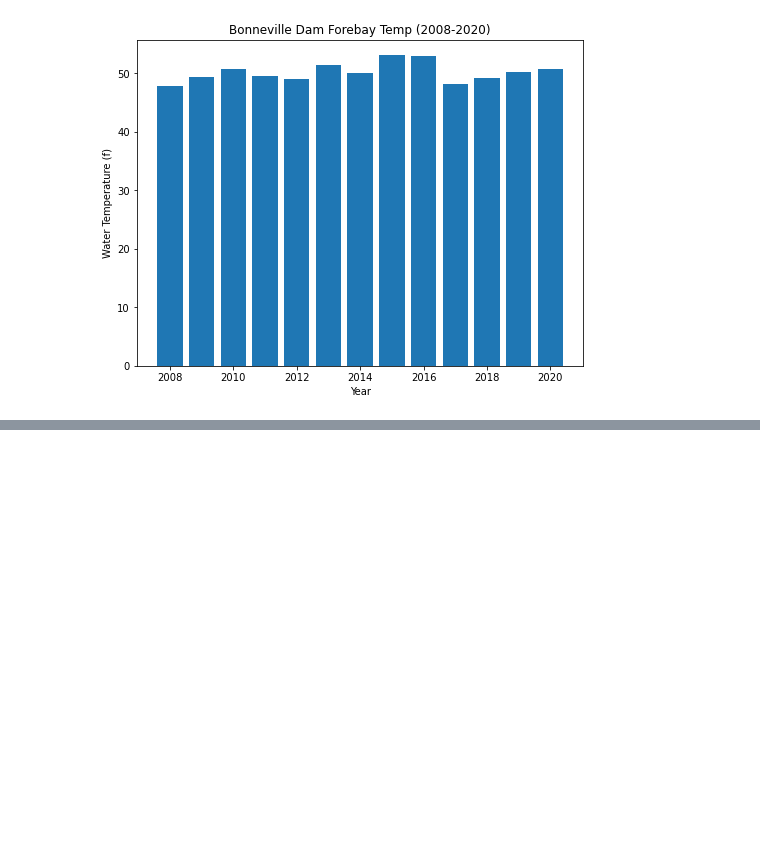
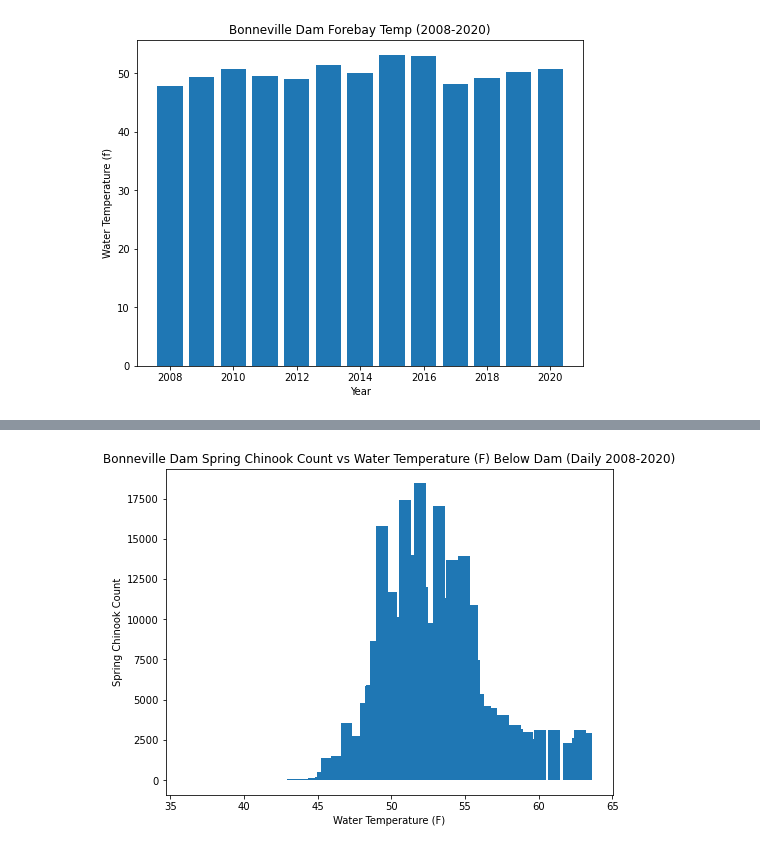
Before and after one commit to jayhjman/bootcamp-project1, a Jupyter notebook: last_willamette.ipynb, the cells around one changed output, grey strips where cells are left out. Saved outputs shown, nothing was run; the diff lists cells and outputs as text; code cells hidden in the pictures; blank space fills up the shorter version.

```diff
--- a/last_willamette.ipynb
+++ b/last_willamette.ipynb
@@ -429,0 +521,11 @@ plt.show()
+# %%
+# Plot bar char distribution daily salmon vs temp
+fig, ax = plt.subplots(figsize=(8,6))
+ax.set_xlabel("Water Temperature (F)")
+ax.set_ylabel("Spring Chinook Count")
+ax.set_title("Bonneville Dam Spring Chinook Count vs Water Temperature (F) Below Dam (Daily 2008-2020)")
+ax.bar(merged_clean_below_bonneville_dodson_temp_mean_df["temperature_f"], merged_clean_below_bonneville_dodson_temp_mean_df["Chin"])
+plt.savefig(daily_image_path + "bonn_below_daily_bar_temp.png")
+plt.show()
+# %% [output]
+[figure, added]
```
Also changed, not shown: parts of 13 cells of this notebook, 6 other files.
